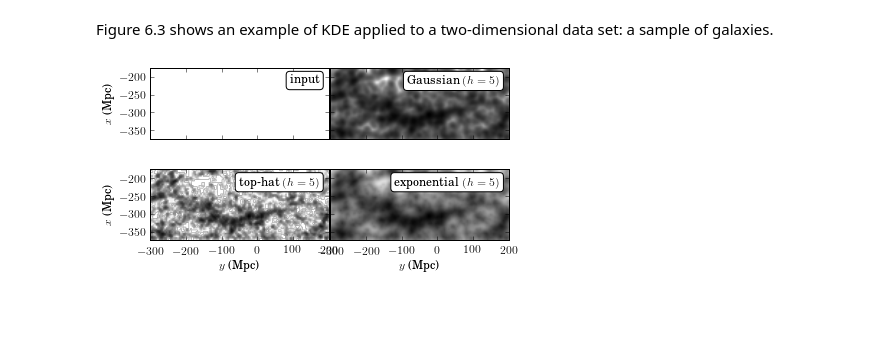
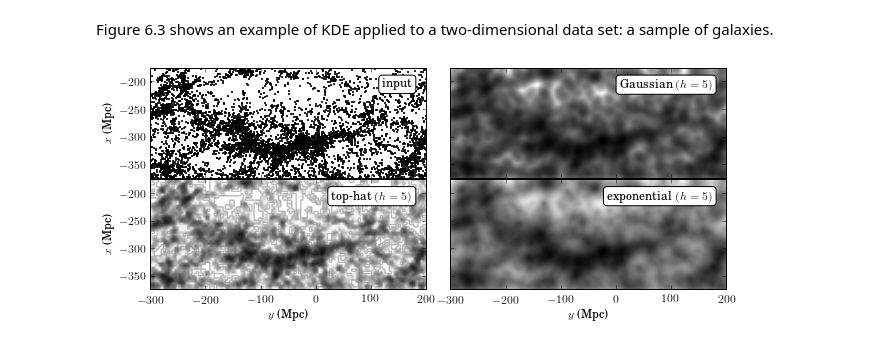
Before and after one commit to kdhiner/KAstroML, a Jupyter notebook: Chapter 6.ipynb, the cells around one changed output. Saved outputs shown, nothing was run; the diff lists cells and outputs as text; code cells hidden in the pictures; blank space fills up the shorter version.

```diff
--- a/Chapter 6.ipynb
+++ b/Chapter 6.ipynb
@@ -310,13 +310,13 @@ else:
 
 #------------------------------------------------------------
 # Plot the results
-fig = plt.figure()#figsize=(5, 2.2))
+fig = plt.figure(figsize=(10, 4.4))
 fig.subplots_adjust(left=0.12, right=0.95, bottom=0.2, top=0.9,
                     hspace=0.01, wspace=0.01)
 
 # First plot: scatter the points
 ax1 = plt.subplot(221, aspect='equal')
-ax1.scatter(X[:, 1], X[:, 0], s=1, lw=0, c='k')
+ax1.scatter(X[:, 1], X[:, 0], s=1, lw=1, c='k')
 ax1.text(0.95, 0.9, "input", ha='right', va='top',
          transform=ax1.transAxes,
          bbox=dict(boxstyle='round', ec='k', fc='w'))
@@ -337,31 +337,31 @@ ax3.text(0.95, 0.9, "top-hat $(h=5)$", ha='right', va='top',
          transform=ax3.transAxes,
          bbox=dict(boxstyle='round', ec='k', fc='w'))
 ax3.images[0].set_clim(0.01, 0.8)
 
 # Fourth plot: exponential kernel
 ax4 = plt.subplot(224, aspect='equal')
 ax4.imshow(dens3.T, origin='lower', norm=LogNorm(),
            extent=(ymin, ymax, xmin, xmax), cmap=plt.cm.binary)
 ax4.text(0.95, 0.9, "exponential $(h=5)$", ha='right', va='top',
          transform=ax4.transAxes,
          bbox=dict(boxstyle='round', ec='k', fc='w'))
 
 for ax in [ax1, ax2, ax3, ax4]:
     ax.set_xlim(ymin, ymax - 0.01)
     ax.set_ylim(xmin, xmax)
 
 for ax in [ax1, ax2]:
     ax.xaxis.set_major_formatter(plt.NullFormatter())
 
 for ax in [ax3, ax4]:
     ax.set_xlabel('$y$ (Mpc)')
 
 for ax in [ax2, ax4]:
     ax.yaxis.set_major_formatter(plt.NullFormatter())
 
 for ax in [ax1, ax3]:
     ax.set_ylabel('$x$ (Mpc)')
 
 plt.show()
 # %% [output]
-[figure, old version]
+[figure, new version]
```
Also changed, not shown: parts of 13 cells of this notebook.
